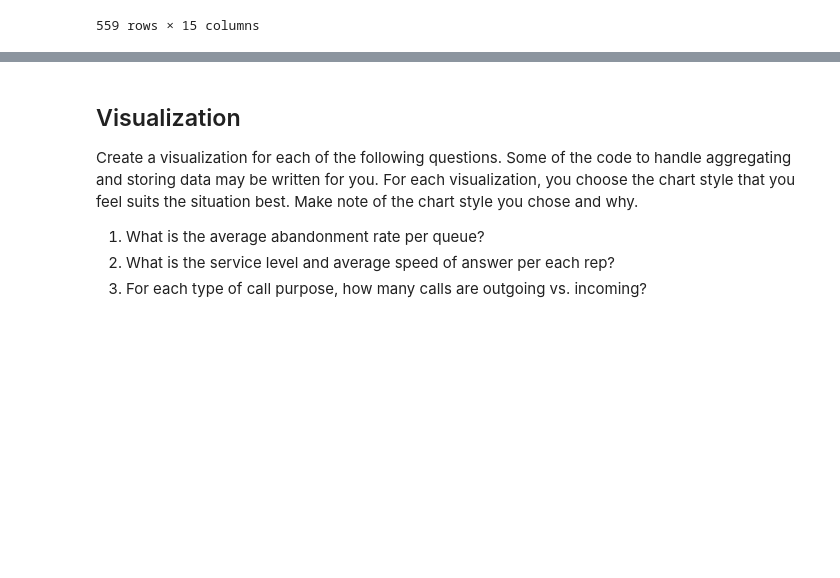
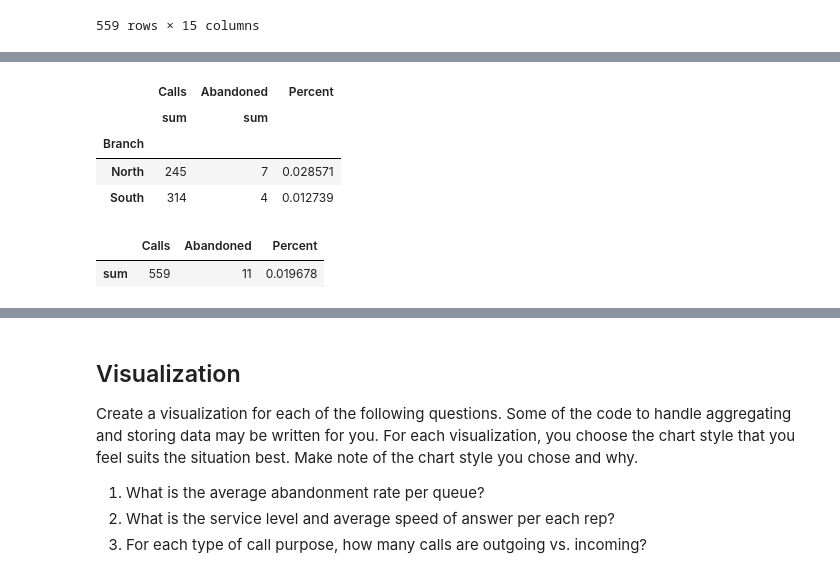
Before and after one commit to LizzCallahan/call-center-cleanup-assignment, a Jupyter notebook: Call Center Cleanup.ipynb, the cells around one changed output, grey strips where cells are left out. Saved outputs shown, nothing was run; the diff lists cells and outputs as text; code cells hidden in the pictures; blank space fills up the shorter version.

```diff
--- a/Call Center Cleanup.ipynb
+++ b/Call Center Cleanup.ipynb
@@ -382,0 +397,17 @@ ValueError: x must be a label or position
+# %%
+df_aban = df.groupby("Branch").agg({"Calls":["sum"], "Abandoned": ["sum"]})
+df_aban["Percent"] = df_aban["Abandoned"] / df_aban["Calls"]
+df_aban
+# %% [output]
+|  | Calls | Abandoned | Percent |
+|  | sum | sum |  |
+| Branch |  |  |  |
+| North | 245 | 7 | 0.028571 |
+| South | 314 | 4 | 0.012739 |
+# %%
+aban_total = df.agg({"Calls":["sum"], "Abandoned": ["sum"]})
+aban_total["Percent"] = aban_total["Abandoned"] / aban_total["Calls"]
+aban_total
+# %% [output]
+|  | Calls | Abandoned | Percent |
+| sum | 559 | 11 | 0.019678 |
```
Also changed, not shown: parts of 13 cells of this notebook.
